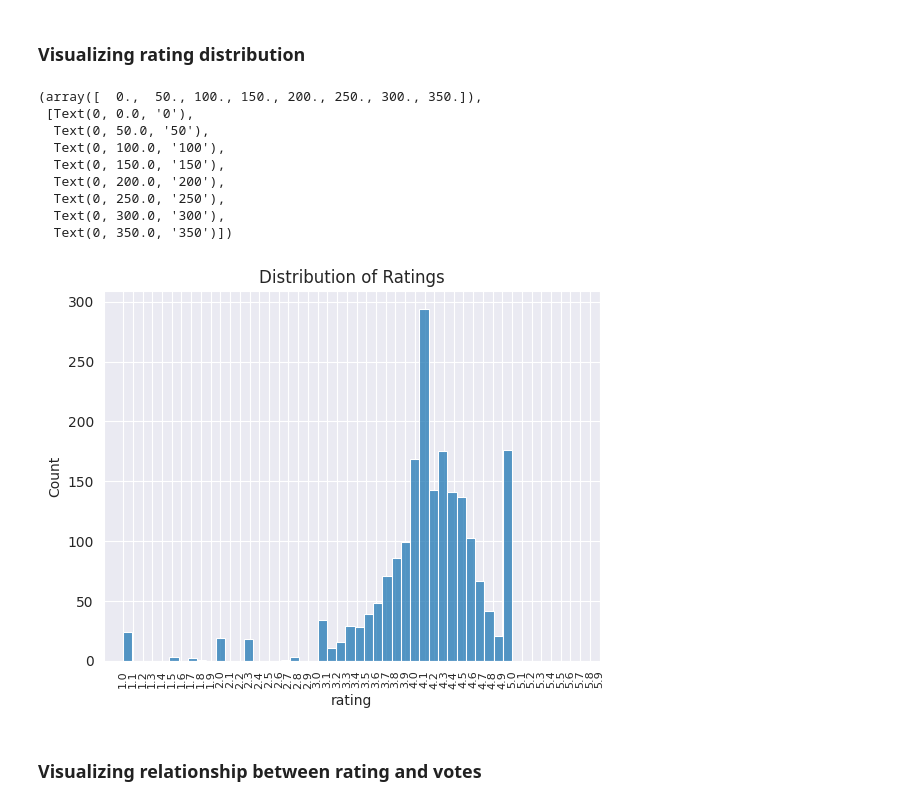
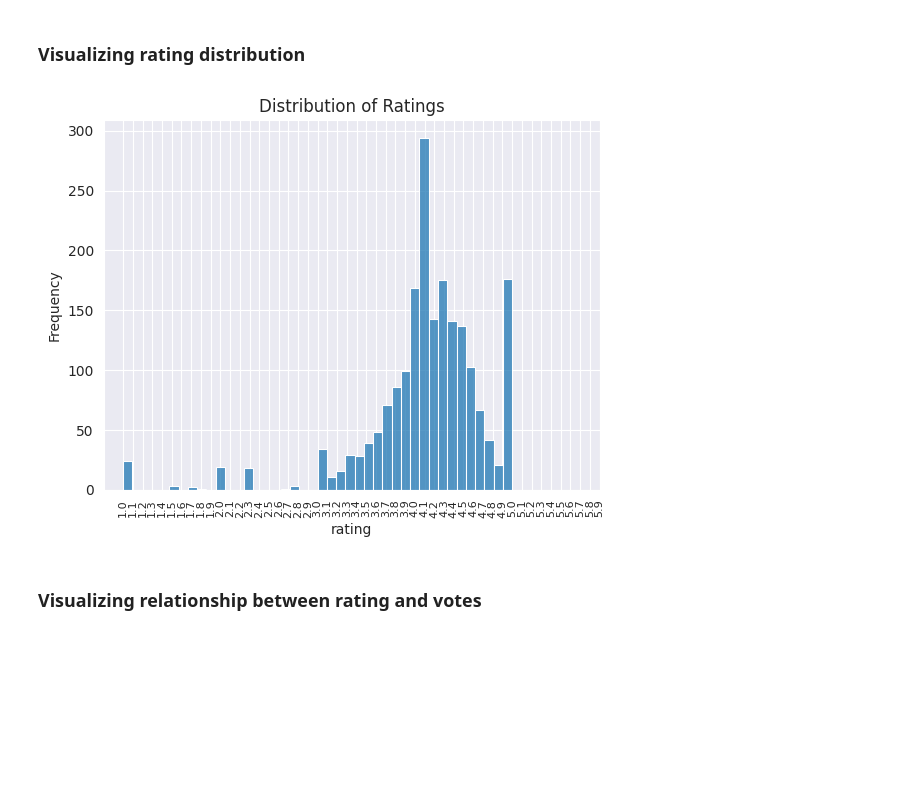
Before and after one commit to mutumagitonga/Jumia-WebScrape-Hackathon, a Jupyter notebook: notebooks/1_jumia_webscrape.ipynb, the cells around one changed output. Cells and saved outputs as stored; diff of their text form; code cells hidden in the pictures; blank space fills up the shorter version.

Commit message:
Save plot to file: ratings histogram

```diff
--- a/notebooks/1_jumia_webscrape.ipynb
+++ b/notebooks/1_jumia_webscrape.ipynb
@@ -653,19 +653,13 @@ plt.savefig("../results/plots/product_discount_histogram.png",bbox_inches='tight
 # %%
 sns.histplot(data=products_clean_df, x='rating')
 plt.title('Distribution of Ratings')
 plt.xticks(np.arange(1.0, max(products_clean_df['rating'])+1, 0.1),rotation=90,fontsize=8)
-plt.yticks()
+plt.ylabel("Frequency")
+
+# Save plot to file
+plt.savefig("../results/plots/ratings_distribution_histogram.png", bbox_inches="tight", pad_inches=1)
 # %% [output]
-(array([  0.,  50., 100., 150., 200., 250., 300., 350.]),
- [Text(0, 0.0, '0'),
-  Text(0, 50.0, '50'),
-  Text(0, 100.0, '100'),
-  Text(0, 150.0, '150'),
-  Text(0, 200.0, '200'),
-  Text(0, 250.0, '250'),
-  Text(0, 300.0, '300'),
-  Text(0, 350.0, '350')])
-[figure, old version]
+[figure, new version]
 # %% [markdown]
 ### Visualizing relationship between rating and votes
 # %%
```
Also changed, not shown: 1 other file.
